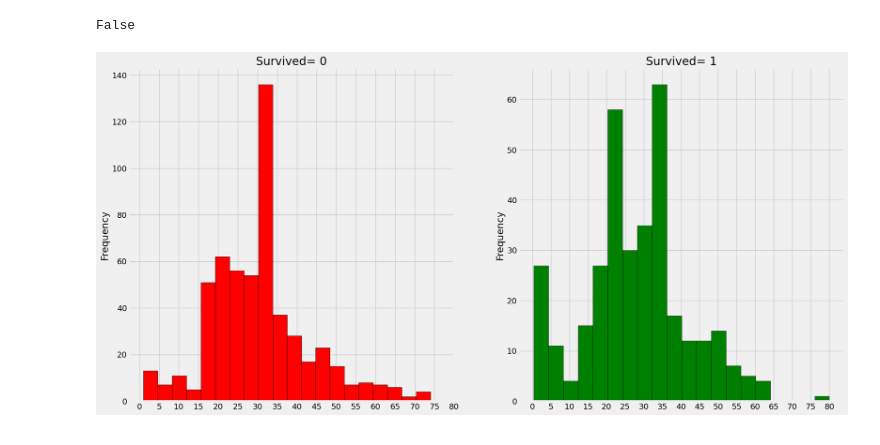
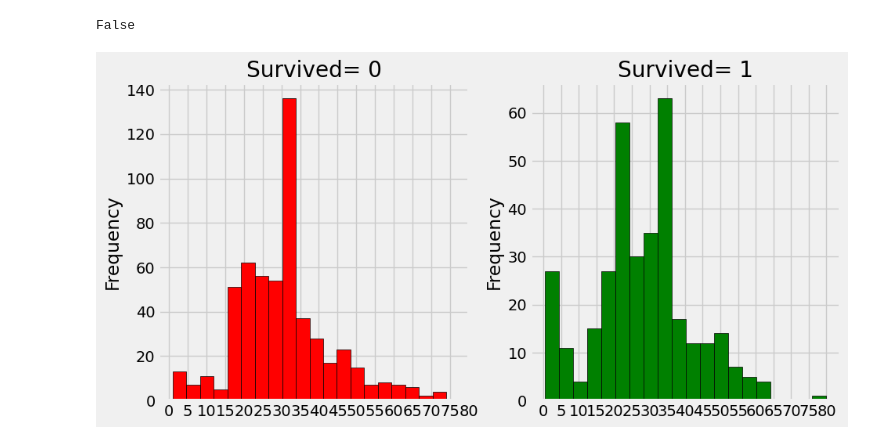
Before and after one commit to shinyfe74/Titanic_Prediction, a Jupyter notebook: EDA_to_Pred.ipynb, the cells around one changed output. Drawn from its saved outputs; the diff is of its cells as text; code cells hidden in the pictures.

Commit message:
Colaboratory 20231204

```diff
--- a/EDA_to_Pred.ipynb
+++ b/EDA_to_Pred.ipynb
@@ -45,7 +45,8 @@ import warnings
 warnings.filterwarnings('ignore')
 %matplotlib inline
 # %%
-data = pd.read_csv('/kaggle/input/titanic/train.csv')
+#data = pd.read_csv('/kaggle/input/titanic/train.csv')  #Kaggle
+data = pd.read_csv('/content/drive/MyDrive/Colab Notebooks/Data/titanic/train.csv')  #Colab
 # %%
 data.head()
 # %% [output]
@@ -301,15 +302,15 @@ data.Age.isnull().any() #So no null values left finally
 # %% [output]
 False
 # %%
-f,ax=plt.subplots(1,2,figsize=(20,10))
+f,ax=plt.subplots(1,2,figsize=(10,5))
 data[data['Survived']==0].Age.plot.hist(ax=ax[0],bins=20,edgecolor='black',color='red')
 ax[0].set_title('Survived= 0')
 x1=list(range(0,85,5))
 ax[0].set_xticks(x1)
 data[data['Survived']==1].Age.plot.hist(ax=ax[1],color='green',bins=20,edgecolor='black')
 ax[1].set_title('Survived= 1')
 x2=list(range(0,85,5))
 ax[1].set_xticks(x2)
 plt.show()
 # %% [output]
-[figure, old version]
+[figure, new version]
```
Also changed, not shown: parts of 12 cells of this notebook.
